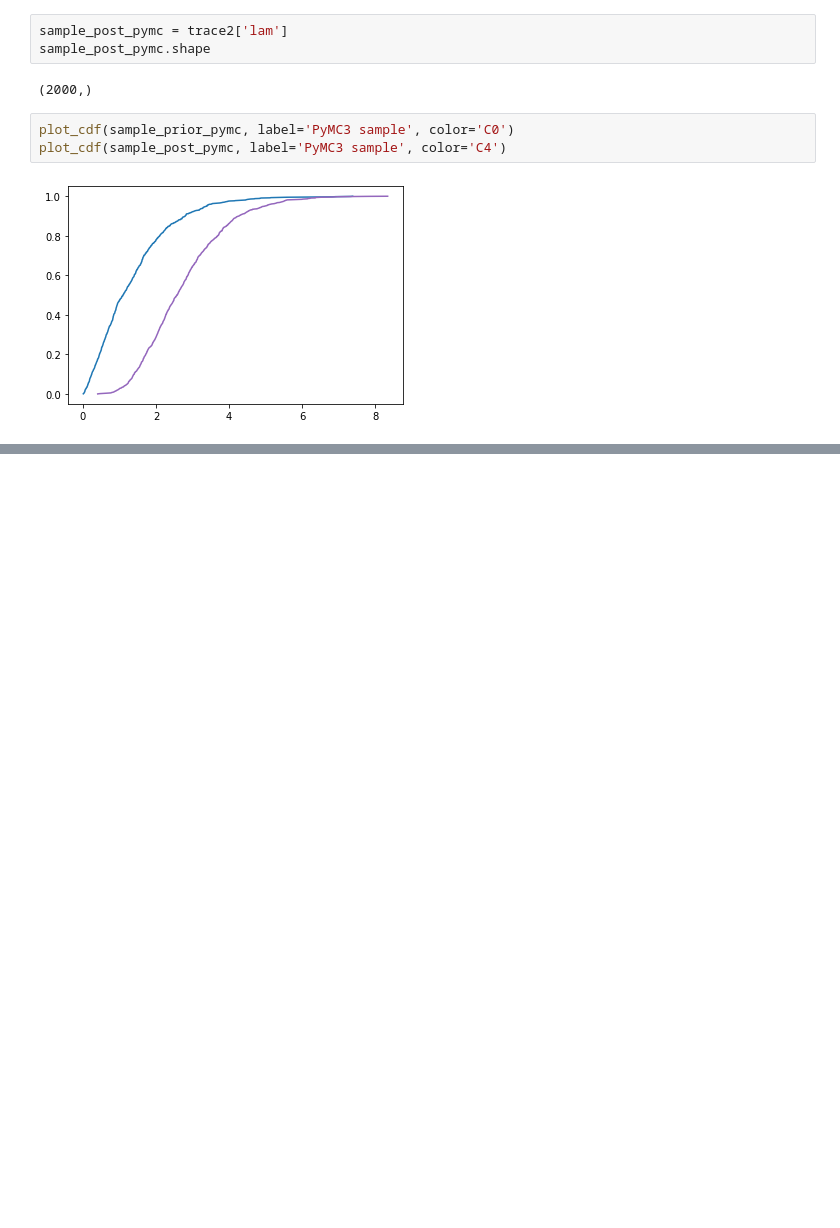
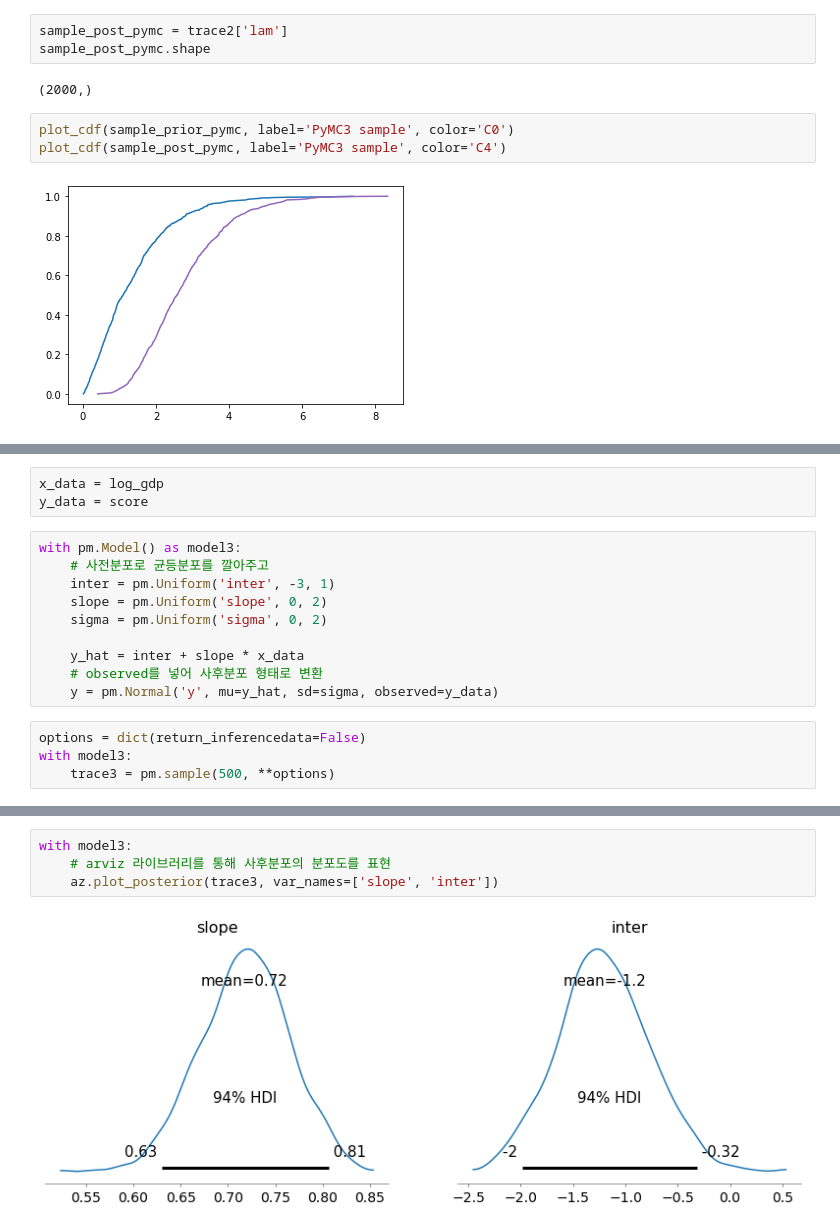
Before and after one commit to minstrel1149/think_bayes, a Jupyter notebook: Ch.19_MCMC.ipynb, the cells around one changed output, grey strips where cells are left out. Drawn from its saved outputs; the diff is of its cells as text; blank space fills up the shorter version.

```diff
--- a/Ch.19_MCMC.ipynb
+++ b/Ch.19_MCMC.ipynb
@@ -118,0 +145,17 @@ plot_cdf(sample_post_pymc, label='PyMC3 sample', color='C4')
+# %%
+x_data = log_gdp
+y_data = score
+# %%
+with pm.Model() as model3:
+    # 사전분포로 균등분포를 깔아주고
+    inter = pm.Uniform('inter', -3, 1)
+    slope = pm.Uniform('slope', 0, 2)
+    sigma = pm.Uniform('sigma', 0, 2)
+
+    y_hat = inter + slope * x_data
+    # observed를 넣어 사후분포 형태로 변환
+    y = pm.Normal('y', mu=y_hat, sd=sigma, observed=y_data)
+# %%
+options = dict(return_inferencedata=False)
+with model3:
+    trace3 = pm.sample(500, **options)
@@ -118,0 +169,6 @@ plot_cdf(sample_post_pymc, label='PyMC3 sample', color='C4')
+# %%
+with model3:
+    # arviz 라이브러리를 통해 사후분포의 분포도를 표현
+    az.plot_posterior(trace3, var_names=['slope', 'inter'])
+# %% [output]
+[figure, added]
```
Also changed, not shown: parts of 13 cells of this notebook, 1 other file.
